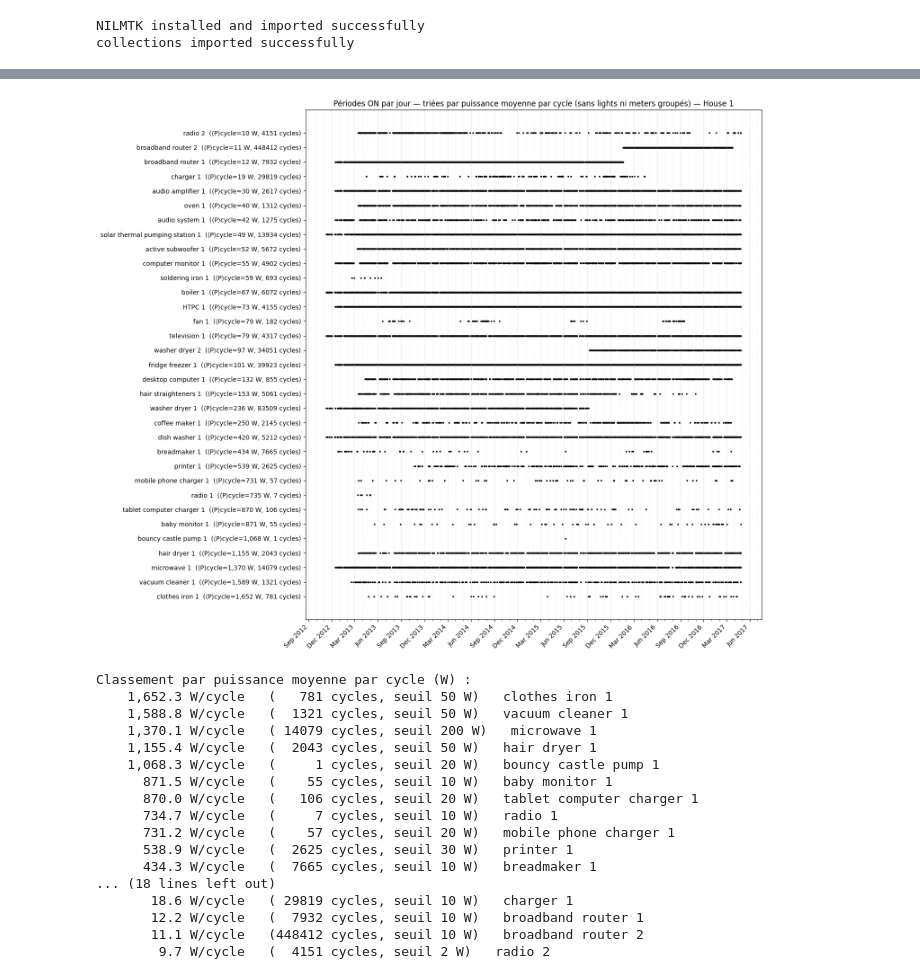
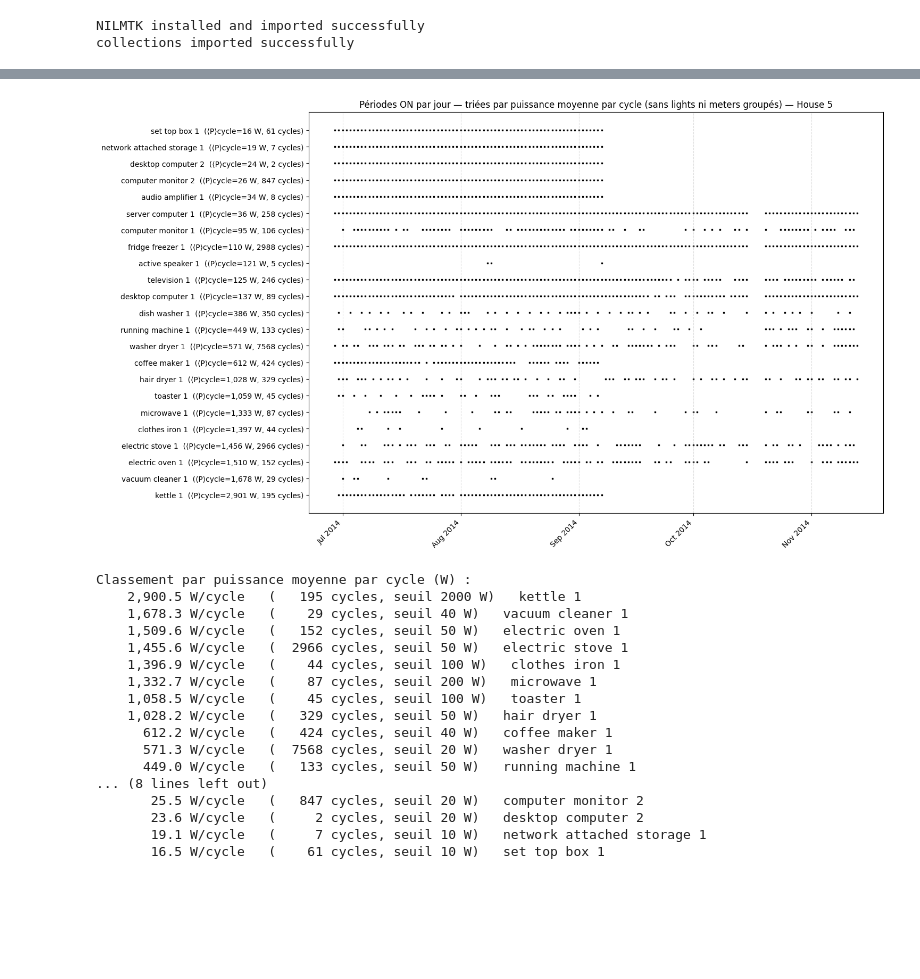
Before and after one commit to mohamedhabibboudabbous/imedgraph, a Jupyter notebook: uk-dale-23-06-26.ipynb, the cells around one changed output, grey strips where cells are left out. Cells and saved outputs as stored; diff of their text form; code cells hidden in the pictures; blank space fills up the shorter version.

```diff
--- a/uk-dale-23-06-26.ipynb
+++ b/uk-dale-23-06-26.ipynb
@@ -45,7 +45,7 @@ SAMPLE_PERIOD = 6  # secondes
 # %%
 # ===== CELLULE 1 : chargement + maison 1 =====
 ukdale = DataSet('/kaggle/input/datasets/abdelmdz/uk-dale/ukdale.h5')
-elec = ukdale.buildings[1].elec
+elec = ukdale.buildings[5].elec
 # %%
 # ===== CELLULE 2 : inventaire des types d'appareils =====
 # On passe par app.identifier au lieu de découper label() à la main :
@@ -289,0 +351,7 @@ Counter({'active': 51, 'apparent': 5})
+# %%
+# génère le dict en dur à copier-coller
+print("seuils_manuels = {")
+for key in sorted(seuils_meta, key=lambda k: k if isinstance(k, str) else f"{k.type} {k.instance}"):
+    mk = key if isinstance(key, str) else (key.type, key.instance)
+    print(f"    {mk!r}: {seuils_meta[key]:g},")
+print("}")
@@ -382,0 +543,23 @@ Seuils finaux (W) :
+# %%
+seuils_manuels = {
+    'autres_meter_2': 20,
+    'autres_meter_3': 2000,
+    'autres_meter_6': 200,
+    ('boiler', 1): 200,
+    ('freezer', 1): 50,
+}
+# application : patche seuils_meta sans retoucher les DataFrames
+n = 0
+for key in list(seuils_meta.keys()):
+    mk = key if isinstance(key, str) else (key.type, key.instance)
+    if mk in seuils_manuels:
+        seuils_meta[key]    = float(seuils_manuels[mk])
+        seuils_origine[key] = 'manuel'
+        n += 1
+print(f"{n} seuils appliqués depuis seuils_manuels.")
+
+def key_to_name(key):
+    return key if isinstance(key, str) else f"{key.type} {key.instance}"
+print("\nSeuils finaux (W) :")
+for key in sorted(seuils_meta, key=key_to_name):
+    print(f"  {seuils_meta[key]:8.1f} W  {key_to_name(key)}")
@@ -575,53 +829,53 @@ ranked = []
 for name, s, seuil in entries:
     mcm, ncyc, on_index = cycles_stats(s, seuil)
     if ncyc == 0 or np.isnan(mcm):
         continue
     ranked.append((name, seuil, mcm, ncyc, on_index))
 
 # tri par puissance moyenne PAR CYCLE décroissante -> plus "intense" à i=0 (en bas)
 ranked.sort(key=lambda r: r[2], reverse=True)
 
 fig, ax = plt.subplots(figsize=(15, max(4, 0.38 * len(ranked))))
 for i, (name, seuil, mcm, ncyc, on_index) in enumerate(ranked):
     jours = pd.Series(1, index=on_index).resample('1D').size()
     jours = jours[jours > 0]
     ax.scatter(jours.index, np.full(len(jours), i), s=4, color='black', marker='s')
 
 ax.set_yticks(range(len(ranked)))
 ax.set_yticklabels([f"{name}  (⟨P⟩cycle={mcm:,.0f} W, {ncyc} cycles)"
                     for name, _, mcm, ncyc, _ in ranked])
-ax.xaxis.set_major_locator(mdates.MonthLocator(interval=3))
+ax.xaxis.set_major_locator(mdates.MonthLocator(interval=1))
 ax.xaxis.set_major_formatter(mdates.DateFormatter('%b %Y'))
 ax.xaxis.set_minor_locator(mdates.MonthLocator())
 ax.grid(True, axis='x', which='major', linestyle='--', alpha=0.4)
 ax.grid(True, axis='x', which='minor', linestyle=':',  alpha=0.2)
 plt.setp(ax.get_xticklabels(), rotation=45, ha='right')
 ax.set_title("Périodes ON par jour — triées par puissance moyenne par cycle "
-             "(sans lights ni meters groupés) — House 1")
+             "(sans lights ni meters groupés) — House 5")
 plt.tight_layout(); plt.show()
 
 print("Classement par puissance moyenne par cycle (W) :")
 for name, seuil, mcm, ncyc, _ in ranked:
     print(f"  {mcm:9,.1f} W/cycle   ({ncyc:6d} cycles, seuil {seuil:g} W)   {name}")
 # %% [output]
-[figure, old version]
+[figure, new version]
 Classement par puissance moyenne par cycle (W) :
-    1,652.3 W/cycle   (   781 cycles, seuil 50 W)   clothes iron 1
-    1,588.8 W/cycle   (  1321 cycles, seuil 50 W)   vacuum cleaner 1
-    1,370.1 W/cycle   ( 14079 cycles, seuil 200 W)   microwave 1
-    1,155.4 W/cycle   (  2043 cycles, seuil 50 W)   hair dryer 1
-    1,068.3 W/cycle   (     1 cycles, seuil 20 W)   bouncy castle pump 1
-      871.5 W/cycle   (    55 cycles, seuil 10 W)   baby monitor 1
-      870.0 W/cycle   (   106 cycles, seuil 20 W)   tablet computer charger 1
-      734.7 W/cycle   (     7 cycles, seuil 10 W)   radio 1
-      731.2 W/cycle   (    57 cycles, seuil 20 W)   mobile phone charger 1
-      538.9 W/cycle   (  2625 cycles, seuil 30 W)   printer 1
-      434.3 W/cycle   (  7665 cycles, seuil 10 W)   breadmaker 1
-... (18 lines left out)
-       18.6 W/cycle   ( 29819 cycles, seuil 10 W)   charger 1
-       12.2 W/cycle   (  7932 cycles, seuil 10 W)   broadband router 1
-       11.1 W/cycle   (448412 cycles, seuil 10 W)   broadband router 2
-        9.7 W/cycle   (  4151 cycles, seuil 2 W)   radio 2
+    2,900.5 W/cycle   (   195 cycles, seuil 2000 W)   kettle 1
+    1,678.3 W/cycle   (    29 cycles, seuil 40 W)   vacuum cleaner 1
+    1,509.6 W/cycle   (   152 cycles, seuil 50 W)   electric oven 1
+    1,455.6 W/cycle   (  2966 cycles, seuil 50 W)   electric stove 1
+    1,396.9 W/cycle   (    44 cycles, seuil 100 W)   clothes iron 1
+    1,332.7 W/cycle   (    87 cycles, seuil 200 W)   microwave 1
+    1,058.5 W/cycle   (    45 cycles, seuil 100 W)   toaster 1
+    1,028.2 W/cycle   (   329 cycles, seuil 50 W)   hair dryer 1
+      612.2 W/cycle   (   424 cycles, seuil 40 W)   coffee maker 1
+      571.3 W/cycle   (  7568 cycles, seuil 20 W)   washer dryer 1
+      449.0 W/cycle   (   133 cycles, seuil 50 W)   running machine 1
+... (8 lines left out)
+       25.5 W/cycle   (   847 cycles, seuil 20 W)   computer monitor 2
+       23.6 W/cycle   (     2 cycles, seuil 20 W)   desktop computer 2
+       19.1 W/cycle   (     7 cycles, seuil 10 W)   network attached storage 1
+       16.5 W/cycle   (    61 cycles, seuil 10 W)   set top box 1
 # %%
 # ===== CELLULE 11 : pie chart énergie totale — couleurs contrastées + hachures =====
 import numpy as np
```
Also changed, not shown: parts of 21 cells of this notebook.
